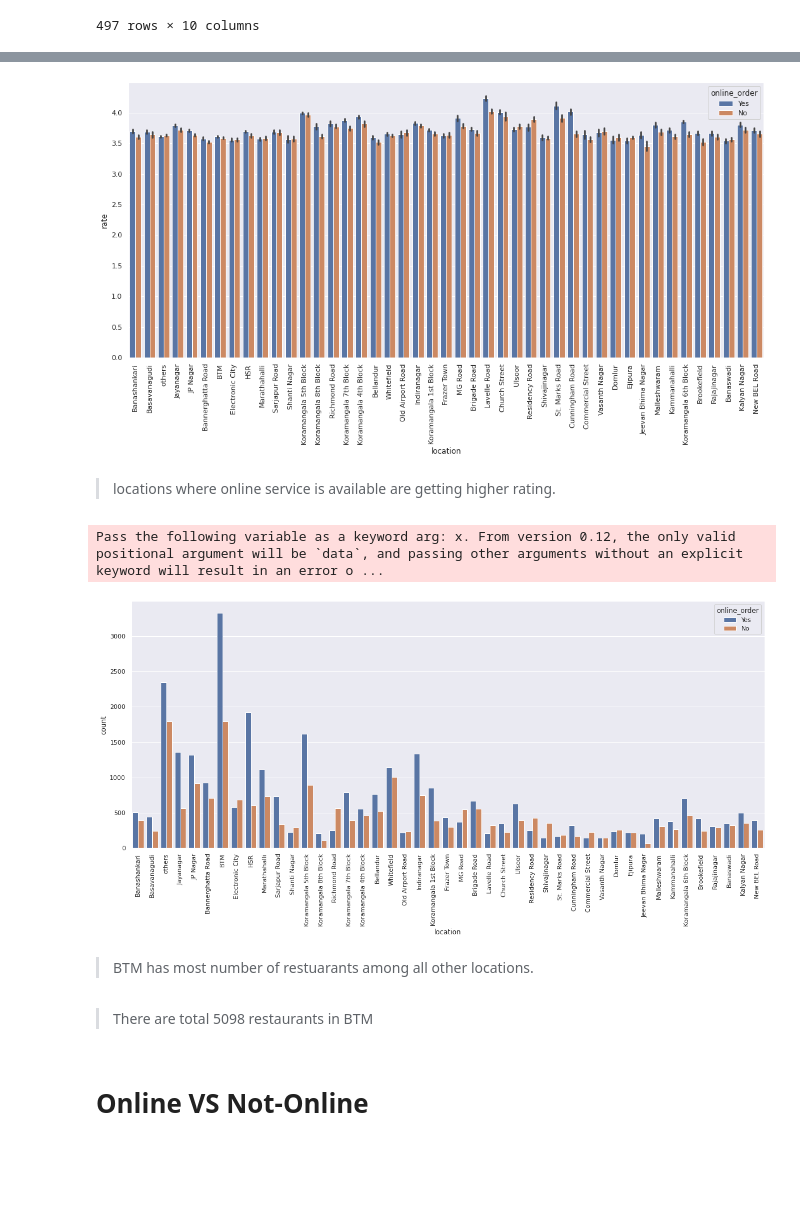
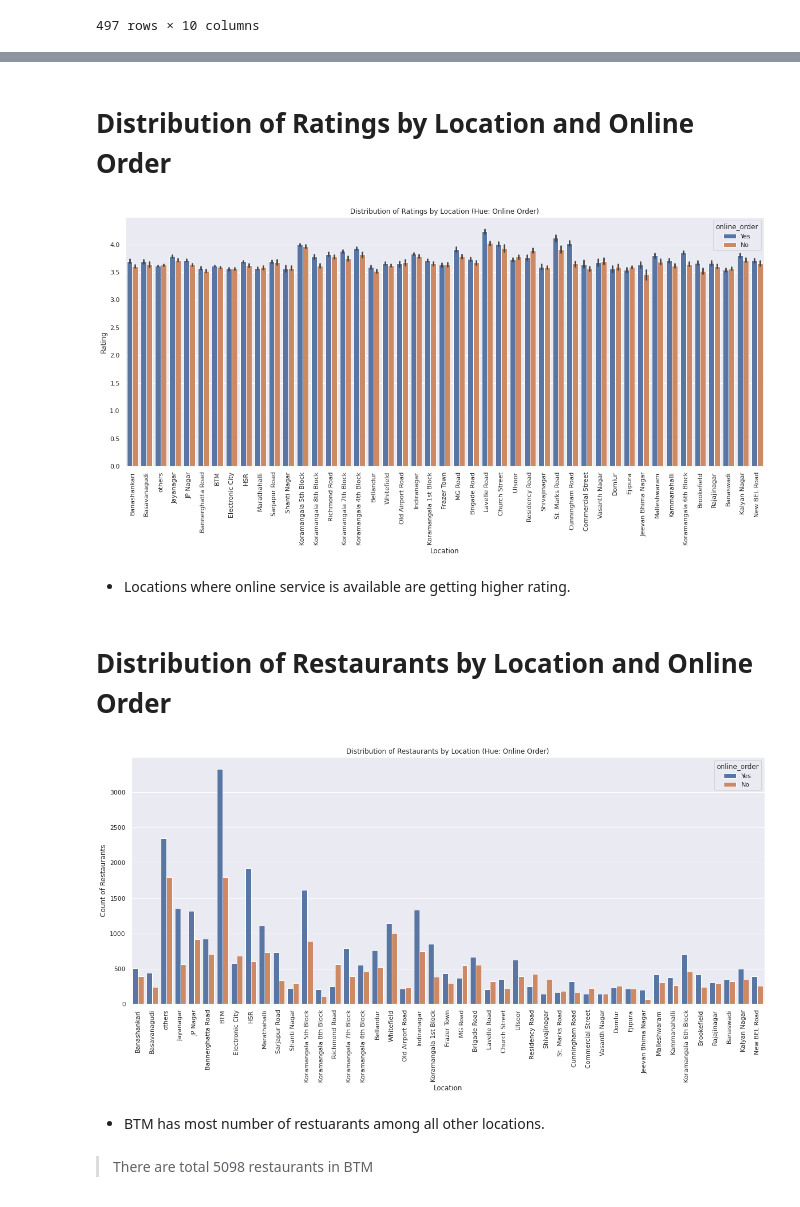
Before and after one commit to Shajar87/Excel, a Jupyter notebook: Zomato-Bangalore-Restaurants-eda.ipynb, the cells around one changed output, grey strips where cells are left out. Saved outputs shown, nothing was run; the diff lists cells and outputs as text; code cells hidden in the pictures; blank space fills up the shorter version.

```diff
--- a/Zomato-Bangalore-Restaurants-eda.ipynb
+++ b/Zomato-Bangalore-Restaurants-eda.ipynb
@@ -52,7 +46,7 @@ for dirname, _, filenames in os.walk('/kaggle/input'):
 # %% [output]
 Autosaving every 1 seconds
 # %%
-data = pd.read_csv("../input/zomato-bangalore-restaurants/zomato.csv")
+data = pd.read_csv("/kaggle/input/zomato-bangalore-restaurants/zomato.csv")
 # %% [markdown]
 # Take an overview of data
 # %%
@@ -364,5 +402,5 @@ import plotly.io as pio
 # %%
-sns.set(rc={'figure.figsize':(7,5)})
+sns.set(rc={'figure.figsize':(10,7)})
 sns.heatmap(data.corr(),annot = True)
 plt.show()
 # %% [output]
@@ -447,12 +614,18 @@ data[(data['rate'] >= 4) & (data['cost2persons'] < med_cost) & (data['votes'] >
 # %%
 #data['cost2persons'].value_counts()
 #data['cost2persons'].value_counts()[600.0]
+# %% [markdown]
+# Distribution of Ratings by Location and Online Order
 # %%
-plt.figure(figsize=(18,8))
-sns.barplot(data=data,y='rate',x='location',hue='online_order')
+plt.figure(figsize=(20,8))
+
+sns.barplot(data=data, x="location", y="rate", hue="online_order")
+plt.title("Distribution of Ratings by Location (Hue: Online Order)")
+plt.xlabel("Location")
+plt.ylabel("Rating")
 plt.xticks(rotation=90)
 plt.show()
 # %% [output]
-[figure, old version]
+[figure, new version]
 # %% [markdown]
-> locations where online service is available are getting higher rating.
+* Locations where online service is available are getting higher rating.
@@ -462,16 +632,18 @@ plt.show()
+# %% [markdown]
+# Distribution of Restaurants by Location and Online Order
 # %%
 plt.figure(figsize=(20,8))
-sns.countplot(data['location'],data=data,hue='online_order')
+sns.countplot(x= 'location',data=data,hue='online_order')
+plt.title("Distribution of Restaurants by Location (Hue: Online Order)")
 plt.xticks(rotation = 90)
+plt.ylabel('Count of Restaurants')
+plt.xlabel('Location')
 plt.show()
 # %% [output]
-Pass the following variable as a keyword arg: x. From version 0.12, the only valid positional argument will be `data`, and passing other arguments without an explicit keyword will result in an error o ...
-[figure, old version]
+[figure, new version]
 # %% [markdown]
-> BTM has most number of restuarants among all other locations.
+* BTM has most number of restuarants among all other locations.
 # %%
 #data[data['location']=='BTM'].count()['location']
 # %% [markdown]
 > There are total 5098 restaurants in BTM
-# %% [markdown]
-# Online VS Not-Online
```
Also changed, not shown: parts of 129 cells of this notebook.
